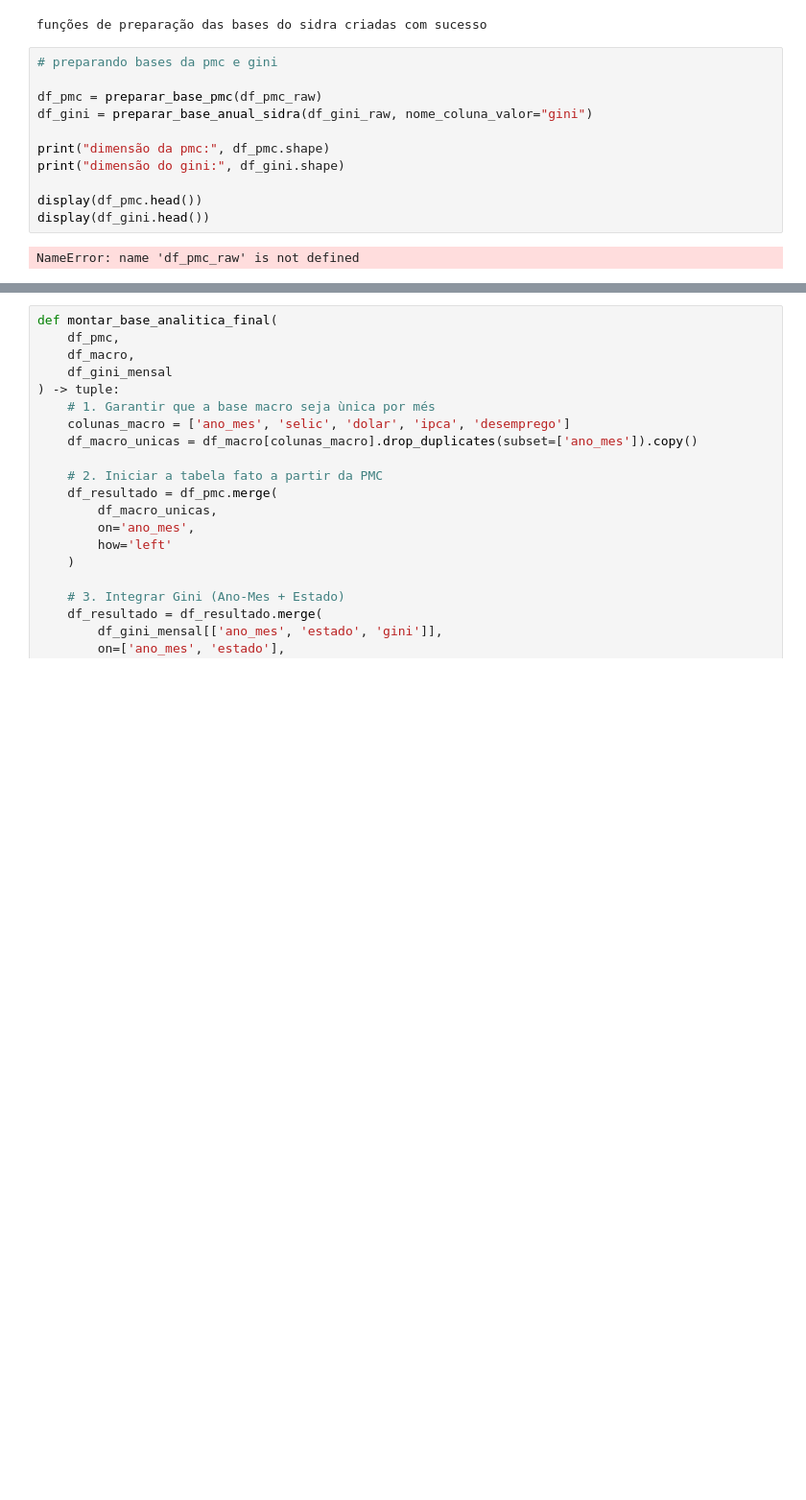
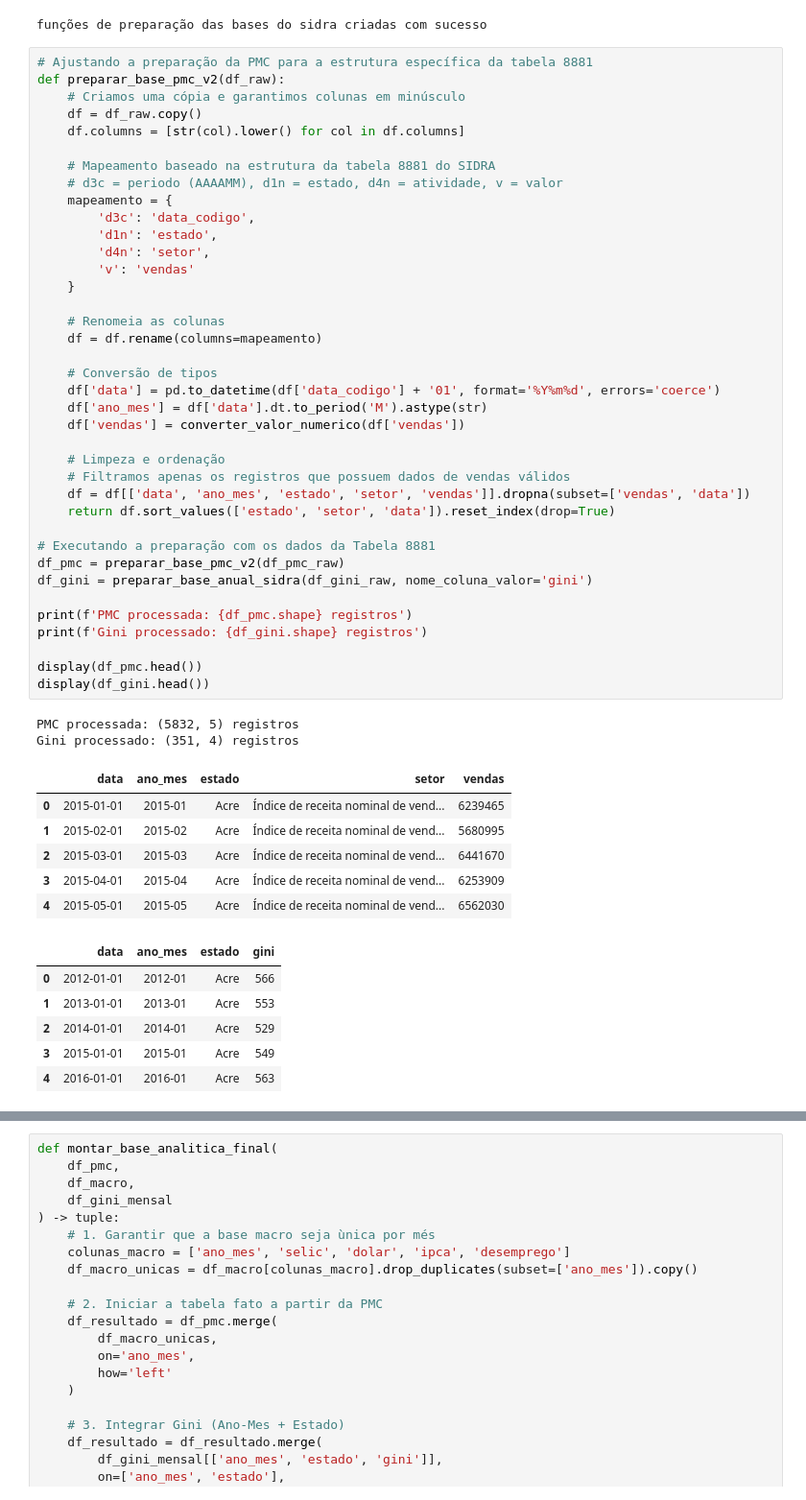
Before and after one commit to leandromvs/MVP-Analise-de-dados-e-boas-praticas-PUC-RIO, a Jupyter notebook: MVP_Analise_de_dados_e_boas_praticas_PUC_RIO_FINAL.ipynb, the cells around one changed output, grey strips where cells are left out. Shown at 96% size. Saved outputs shown, nothing was run; the diff lists cells and outputs as text; blank space fills up the shorter version.

```diff
--- a/MVP_Analise_de_dados_e_boas_praticas_PUC_RIO_FINAL.ipynb
+++ b/MVP_Analise_de_dados_e_boas_praticas_PUC_RIO_FINAL.ipynb
@@ -1259,16 +1203,56 @@ def expandir_base_anual_para_mensal(
 print("funções de preparação das bases do sidra criadas com sucesso")
 # %% [output]
 funções de preparação das bases do sidra criadas com sucesso
-# %%
-# preparando bases da pmc e gini
-
-df_pmc = preparar_base_pmc(df_pmc_raw)
-df_gini = preparar_base_anual_sidra(df_gini_raw, nome_coluna_valor="gini")
-
-print("dimensão da pmc:", df_pmc.shape)
-print("dimensão do gini:", df_gini.shape)
-
-display(df_pmc.head())
-display(df_gini.head())
-# %% [output]
-NameError: name 'df_pmc_raw' is not defined
+# %%
+# Ajustando a preparação da PMC para a estrutura específica da tabela 8881
+def preparar_base_pmc_v2(df_raw):
+    # Criamos uma cópia e garantimos colunas em minúsculo
+    df = df_raw.copy()
+    df.columns = [str(col).lower() for col in df.columns]
+
+    # Mapeamento baseado na estrutura da tabela 8881 do SIDRA
+    # d3c = periodo (AAAAMM), d1n = estado, d4n = atividade, v = valor
+    mapeamento = {
+        'd3c': 'data_codigo',
+        'd1n': 'estado',
+        'd4n': 'setor',
+        'v': 'vendas'
+    }
+
+    # Renomeia as colunas
+    df = df.rename(columns=mapeamento)
+
+    # Conversão de tipos
+    df['data'] = pd.to_datetime(df['data_codigo'] + '01', format='%Y%m%d', errors='coerce')
+    df['ano_mes'] = df['data'].dt.to_period('M').astype(str)
+    df['vendas'] = converter_valor_numerico(df['vendas'])
+
+    # Limpeza e ordenação
+    # Filtramos apenas os registros que possuem dados de vendas válidos
+    df = df[['data', 'ano_mes', 'estado', 'setor', 'vendas']].dropna(subset=['vendas', 'data'])
+    return df.sort_values(['estado', 'setor', 'data']).reset_index(drop=True)
+
+# Executando a preparação com os dados da Tabela 8881
+df_pmc = preparar_base_pmc_v2(df_pmc_raw)
+df_gini = preparar_base_anual_sidra(df_gini_raw, nome_coluna_valor='gini')
+
+print(f'PMC processada: {df_pmc.shape} registros')
+print(f'Gini processado: {df_gini.shape} registros')
+
+display(df_pmc.head())
+display(df_gini.head())
+# %% [output]
+PMC processada: (5832, 5) registros
+Gini processado: (351, 4) registros
+|  | data | ano_mes | estado | setor | vendas |
+| 0 | 2015-01-01 | 2015-01 | Acre | Índice de receita nominal de vend... | 6239465 |
+| 1 | 2015-02-01 | 2015-02 | Acre | Índice de receita nominal de vend... | 5680995 |
+| 2 | 2015-03-01 | 2015-03 | Acre | Índice de receita nominal de vend... | 6441670 |
+| 3 | 2015-04-01 | 2015-04 | Acre | Índice de receita nominal de vend... | 6253909 |
+| 4 | 2015-05-01 | 2015-05 | Acre | Índice de receita nominal de vend... | 6562030 |
+|  | data | ano_mes | estado | gini |
+| 0 | 2012-01-01 | 2012-01 | Acre | 566 |
+| 1 | 2013-01-01 | 2013-01 | Acre | 553 |
+| 2 | 2014-01-01 | 2014-01 | Acre | 529 |
+| 3 | 2015-01-01 | 2015-01 | Acre | 549 |
+| 4 | 2016-01-01 | 2016-01 | Acre | 563 |
```
Also changed, not shown: parts of 61 cells of this notebook.
